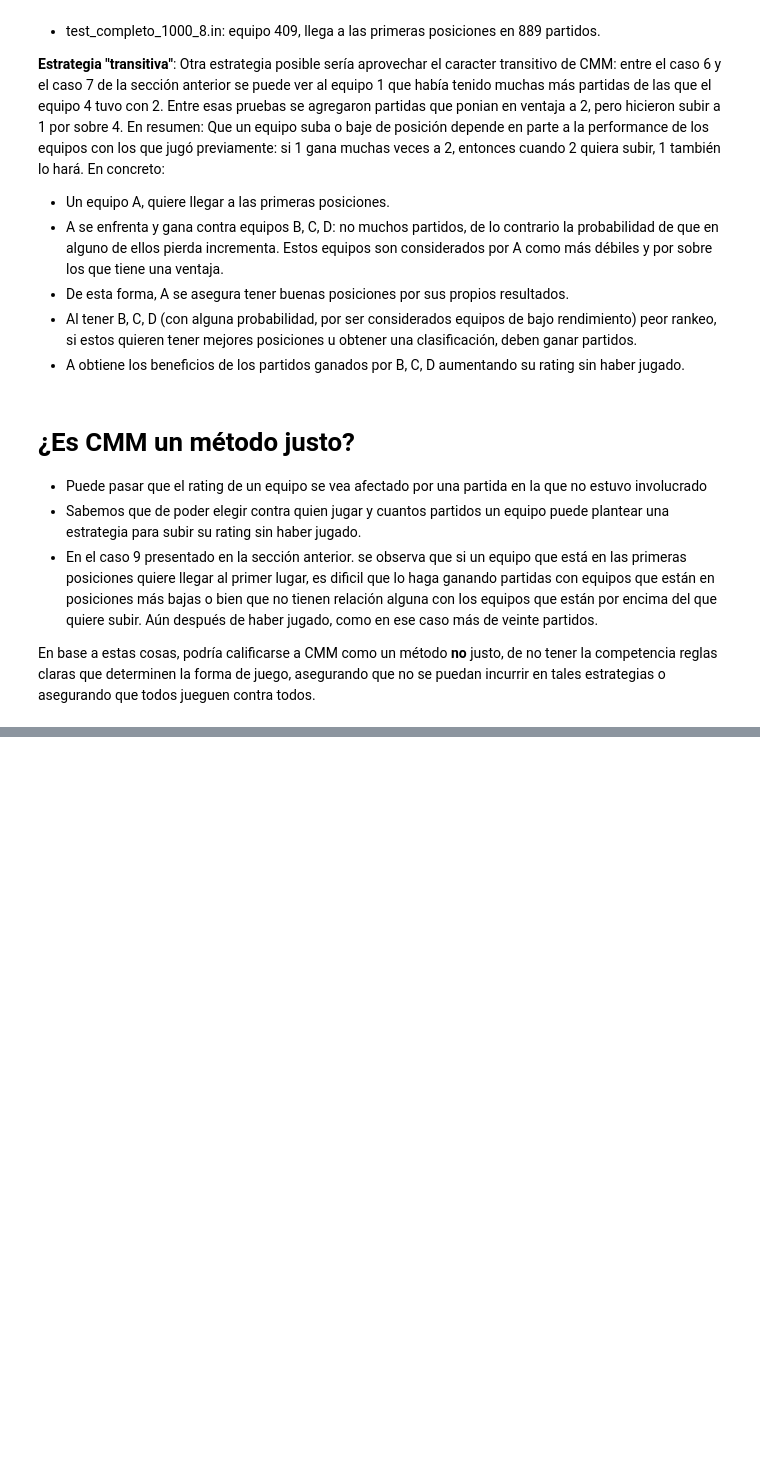
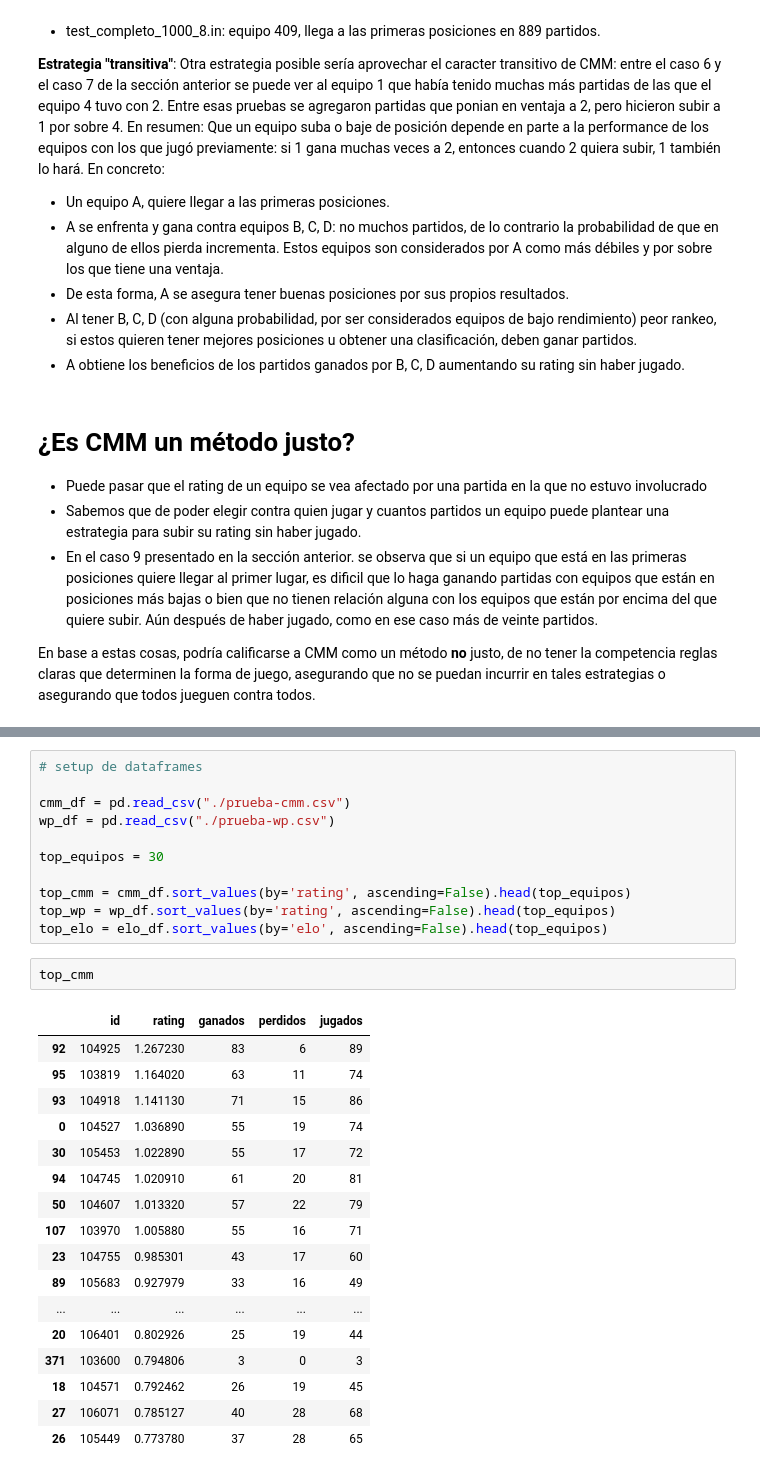
Before and after one commit to fzanollo/metodos-num, a Jupyter notebook: tp1/src/CasosCMM.ipynb, the cells around one changed output, grey strips where cells are left out. Cells and saved outputs as stored; diff of their text form; blank space fills up the shorter version.

```diff
--- a/tp1/src/CasosCMM.ipynb
+++ b/tp1/src/CasosCMM.ipynb
@@ -154,0 +213,31 @@ En base a estas cosas, podría calificarse a CMM como un método __no__ justo, d
+# %%
+# setup de dataframes
+
+cmm_df = pd.read_csv("./prueba-cmm.csv")
+wp_df = pd.read_csv("./prueba-wp.csv")
+
+top_equipos = 30
+
+top_cmm = cmm_df.sort_values(by='rating', ascending=False).head(top_equipos)
+top_wp = wp_df.sort_values(by='rating', ascending=False).head(top_equipos)
+top_elo = elo_df.sort_values(by='elo', ascending=False).head(top_equipos)
+# %%
+top_cmm
+# %% [output]
+|  | id | rating | ganados | perdidos | jugados |
+| 92 | 104925 | 1.267230 | 83 | 6 | 89 |
+| 95 | 103819 | 1.164020 | 63 | 11 | 74 |
+| 93 | 104918 | 1.141130 | 71 | 15 | 86 |
+| 0 | 104527 | 1.036890 | 55 | 19 | 74 |
+| 30 | 105453 | 1.022890 | 55 | 17 | 72 |
+| 94 | 104745 | 1.020910 | 61 | 20 | 81 |
+| 50 | 104607 | 1.013320 | 57 | 22 | 79 |
+| 107 | 103970 | 1.005880 | 55 | 16 | 71 |
+| 23 | 104755 | 0.985301 | 43 | 17 | 60 |
+| 89 | 105683 | 0.927979 | 33 | 16 | 49 |
+| ... | ... | ... | ... | ... | ... |
+| 20 | 106401 | 0.802926 | 25 | 19 | 44 |
+| 371 | 103600 | 0.794806 | 3 | 0 | 3 |
+| 18 | 104571 | 0.792462 | 26 | 19 | 45 |
+| 27 | 106071 | 0.785127 | 40 | 28 | 68 |
+| 26 | 105449 | 0.773780 | 37 | 28 | 65 |
```
Also changed, not shown: parts of 6 cells of this notebook, 5 other files.
